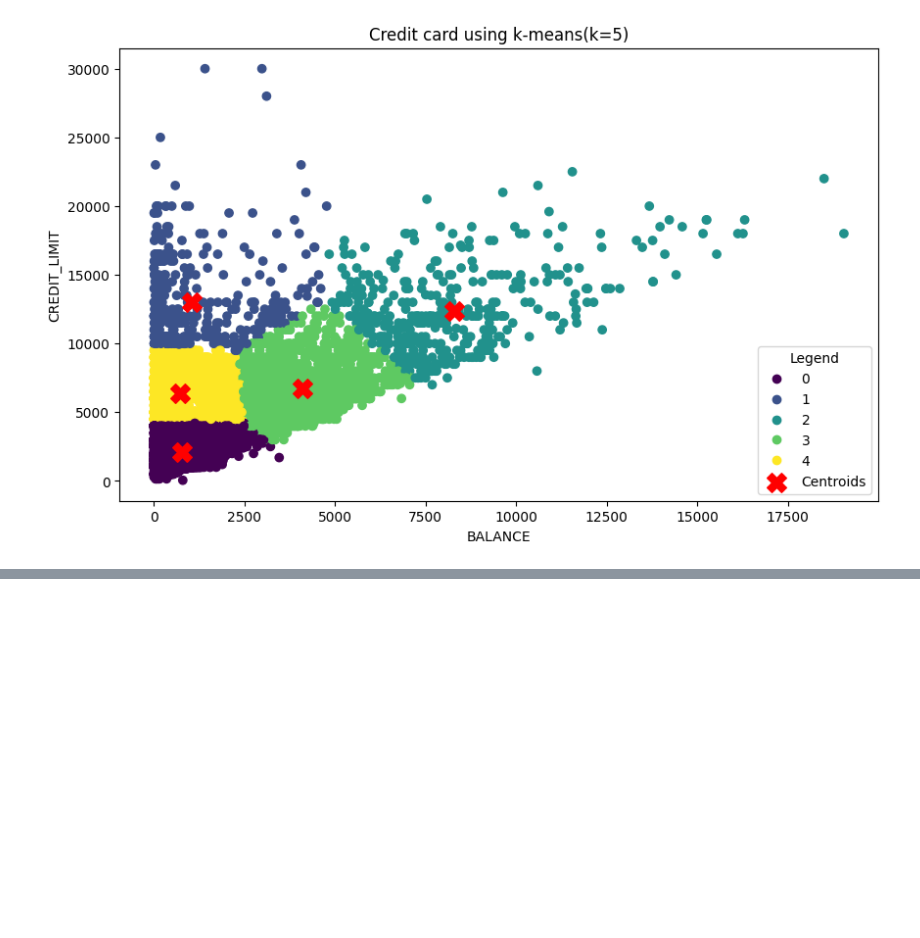
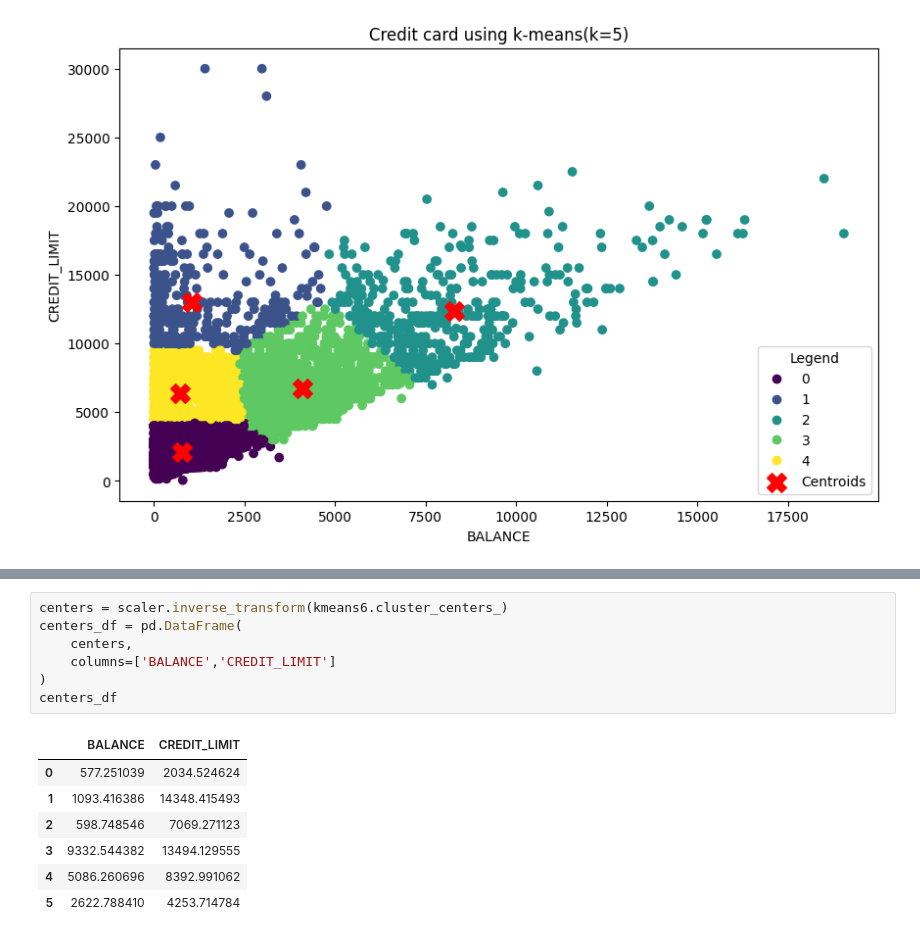
Before and after one commit to sana-123-githu/internship, a Jupyter notebook: credit_card_clustering.ipynb, the cells around one changed output, grey strips where cells are left out. Saved outputs shown, nothing was run; the diff lists cells and outputs as text; blank space fills up the shorter version.

```diff
--- a/credit_card_clustering.ipynb
+++ b/credit_card_clustering.ipynb
@@ -204,0 +236,15 @@ plt.show()
+# %%
+centers = scaler.inverse_transform(kmeans6.cluster_centers_)
+centers_df = pd.DataFrame(
+    centers,
+    columns=['BALANCE','CREDIT_LIMIT']
+)
+centers_df
+# %% [output]
+|  | BALANCE | CREDIT_LIMIT |
+| 0 | 577.251039 | 2034.524624 |
+| 1 | 1093.416386 | 14348.415493 |
+| 2 | 598.748546 | 7069.271123 |
+| 3 | 9332.544382 | 13494.129555 |
+| 4 | 5086.260696 | 8392.991062 |
+| 5 | 2622.788410 | 4253.714784 |
```
Also changed, not shown: parts of 9 cells of this notebook.
